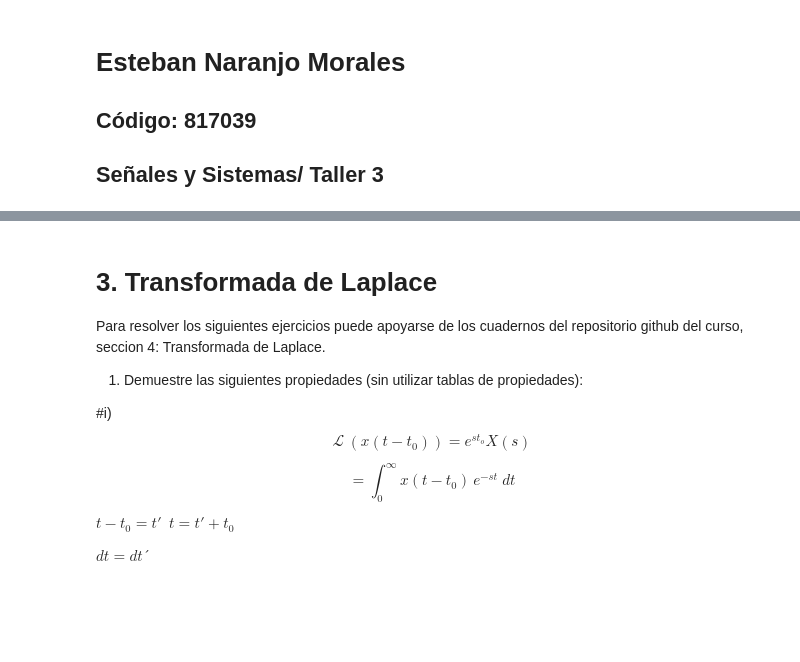
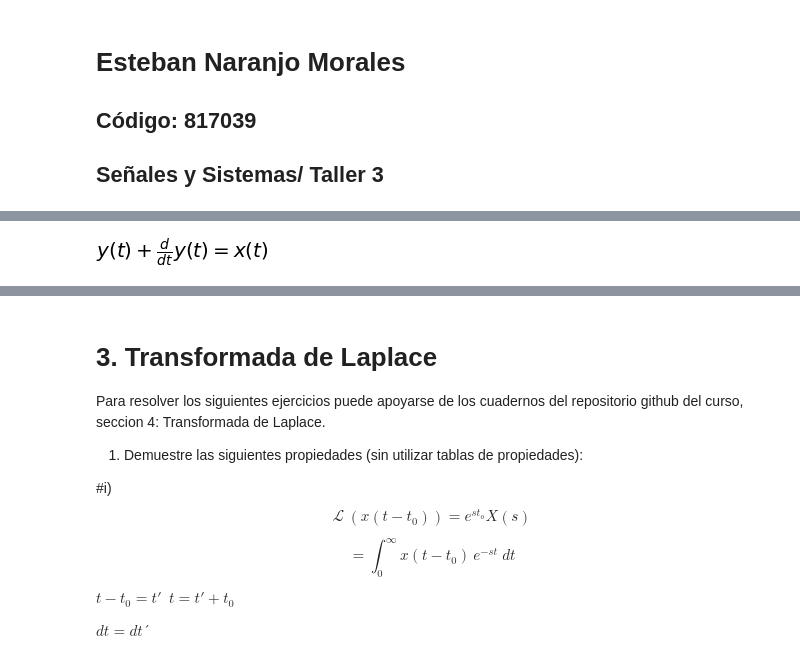
Before and after one commit to enaranjom/SySTaller, a Jupyter notebook: Taller3_EstebanNaranjoM.ipynb, the cells around one changed output, grey strips where cells are left out. Drawn from its saved outputs; the diff is of its cells as text; code cells hidden in the pictures; blank space fills up the shorter version.

```diff
--- a/Taller3_EstebanNaranjoM.ipynb
+++ b/Taller3_EstebanNaranjoM.ipynb
@@ -6,0 +27,13 @@
+# %%
+%matplotlib inline
+import sympy as sym
+sym.init_printing()
+
+t = sym.symbols('t', real=True)
+x = sym.Function('x')(t)
+y = sym.Function('y')(t)
+
+ode = sym.Eq(y + y.diff(t) , x)
+ode
+# %% [output]
+[figure, added]
```
Also changed, not shown: parts of 22 cells of this notebook.
